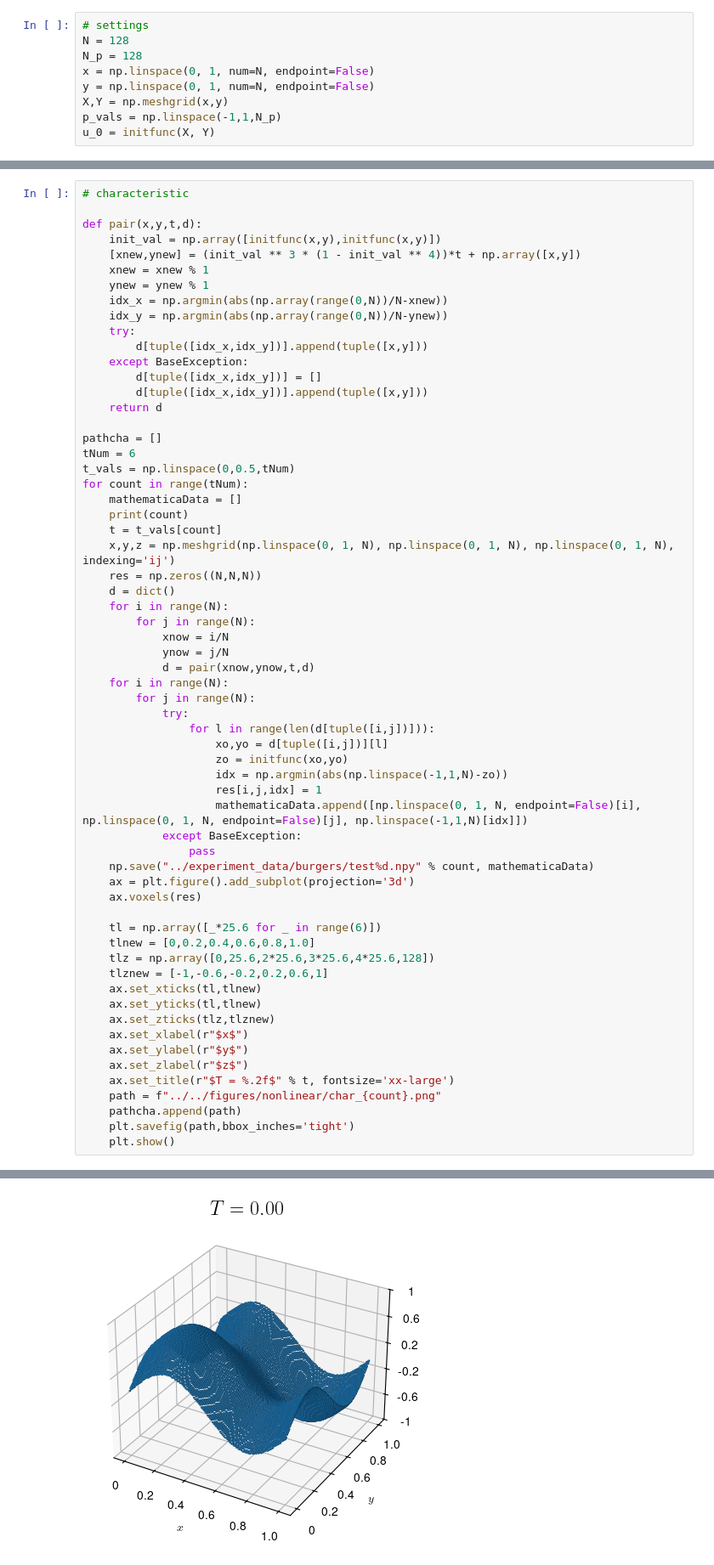
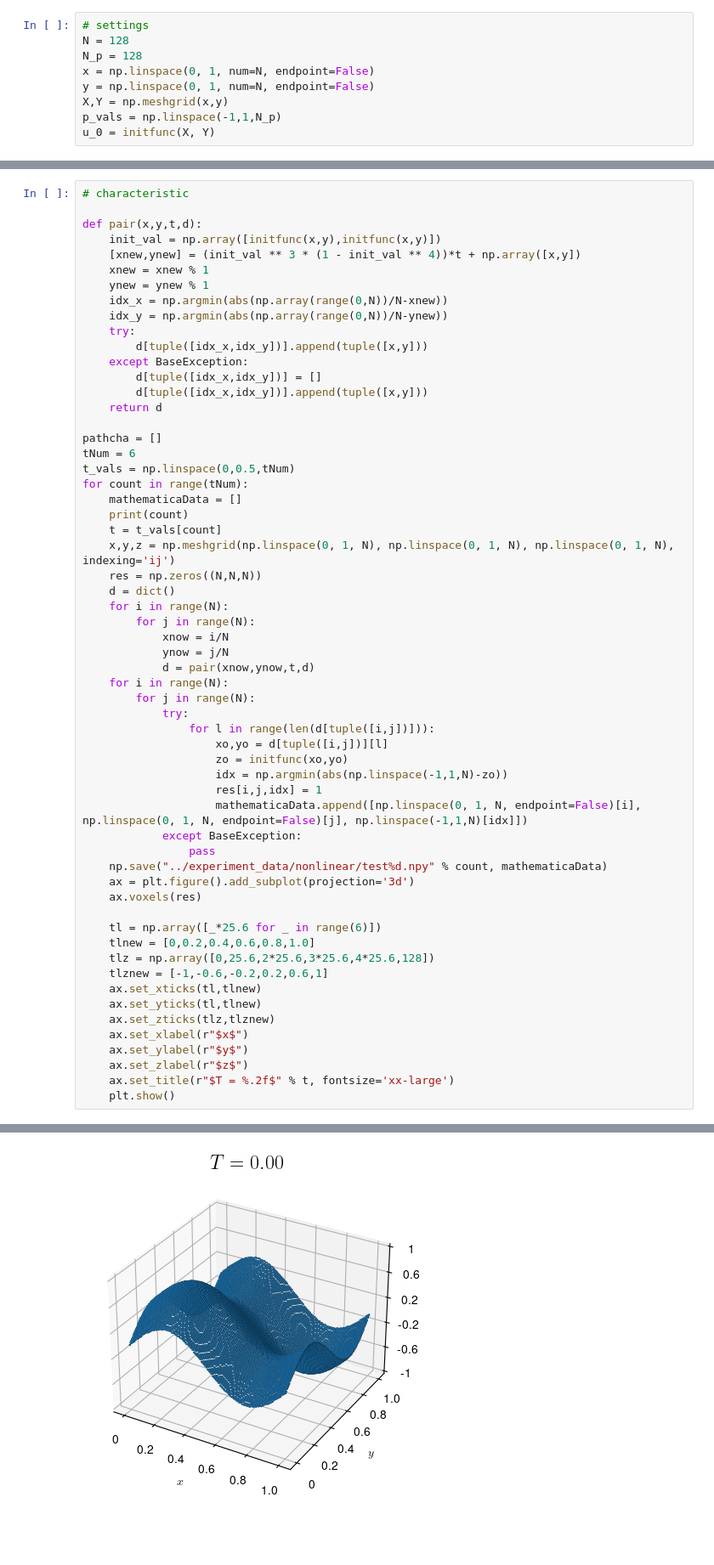
Before and after one commit to jli0108/quantum-diff-eq-ham-ebd, a Jupyter notebook: src/experiments/nonlinear.ipynb, the cells around one changed output, grey strips where cells are left out. Shown at 85% size. Drawn from its saved outputs; the diff is of its cells as text; blank space fills up the shorter version.

```diff
--- a/src/experiments/nonlinear.ipynb
+++ b/src/experiments/nonlinear.ipynb
@@ -112,36 +96,33 @@ for count in range(tNum):
             ynow = j/N
             d = pair(xnow,ynow,t,d)
     for i in range(N):
         for j in range(N):
             try:
                 for l in range(len(d[tuple([i,j])])):
                     xo,yo = d[tuple([i,j])][l]
                     zo = initfunc(xo,yo)
                     idx = np.argmin(abs(np.linspace(-1,1,N)-zo))
                     res[i,j,idx] = 1
                     mathematicaData.append([np.linspace(0, 1, N, endpoint=False)[i], np.linspace(0, 1, N, endpoint=False)[j], np.linspace(-1,1,N)[idx]])
             except BaseException:
                 pass
-    np.save("../experiment_data/burgers/test%d.npy" % count, mathematicaData)
+    np.save("../experiment_data/nonlinear/test%d.npy" % count, mathematicaData)
     ax = plt.figure().add_subplot(projection='3d')
     ax.voxels(res)
 
     tl = np.array([_*25.6 for _ in range(6)])
     tlnew = [0,0.2,0.4,0.6,0.8,1.0]
     tlz = np.array([0,25.6,2*25.6,3*25.6,4*25.6,128])
     tlznew = [-1,-0.6,-0.2,0.2,0.6,1]
     ax.set_xticks(tl,tlnew)
     ax.set_yticks(tl,tlnew)
     ax.set_zticks(tlz,tlznew)
     ax.set_xlabel(r"$x$")
     ax.set_ylabel(r"$y$")
     ax.set_zlabel(r"$z$")
     ax.set_title(r"$T = %.2f$" % t, fontsize='xx-large')
-    path = f"../../figures/nonlinear/char_{count}.png"
-    pathcha.append(path)
-    plt.savefig(path,bbox_inches='tight')
     plt.show()
 # %% [output]
 0
-[figure, old version]
+[figure, new version]
 1
```
Also changed, not shown: parts of 6 cells of this notebook, 31 other files.
